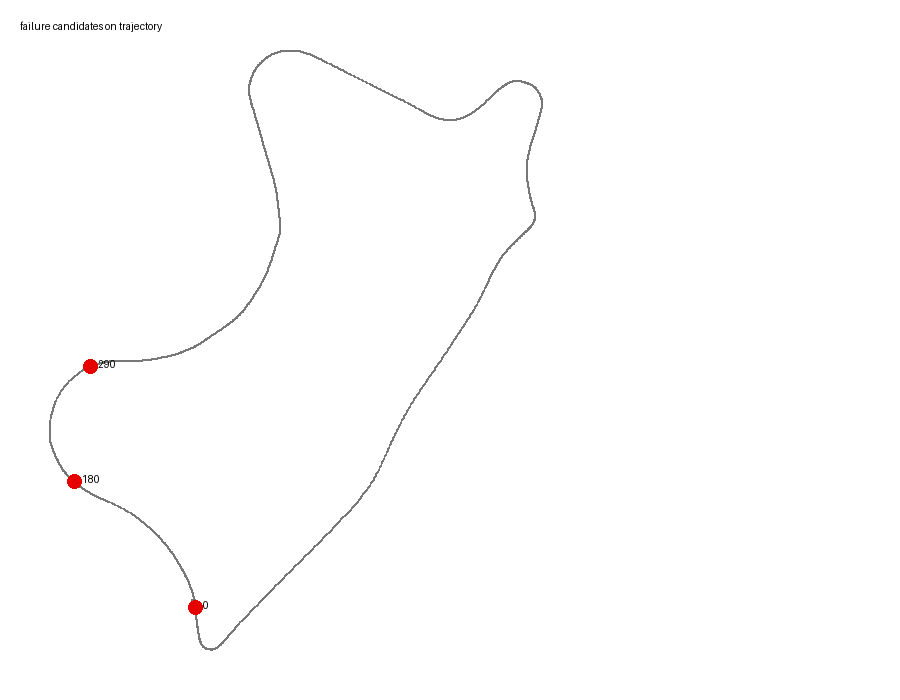
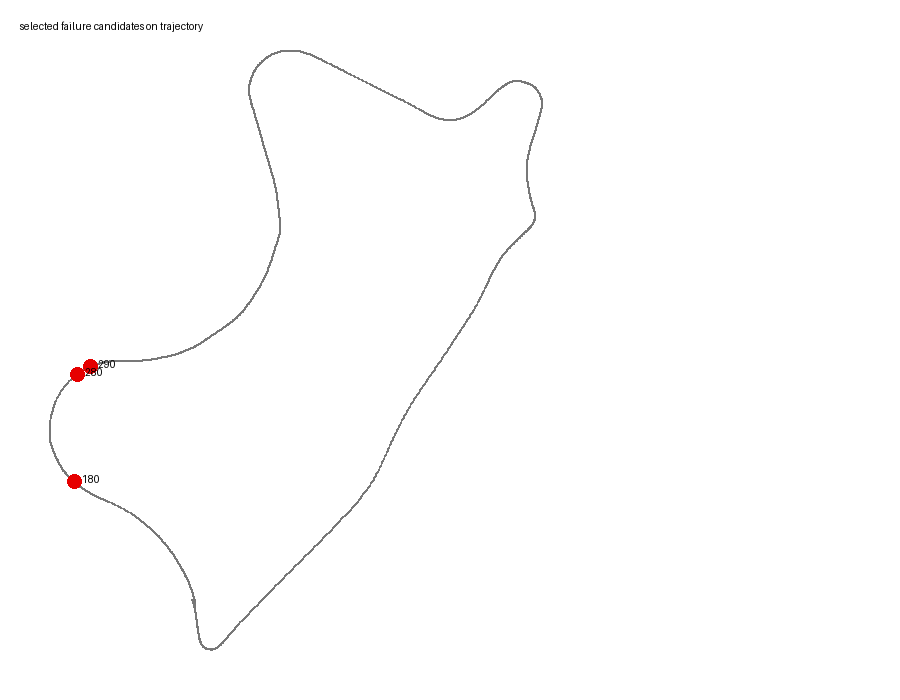
The notebook cell's code change between the first figure and the second:
--- before
+++ after
@@ -43,8 +43,7 @@
 
 df_fail = failure_scores(frames, poses if len(poses) else None)
-print(df_fail.head(10).to_string(index=False))
+selected_fail_frames = np.array([290, 180, 280])
 
 if len(poses) > 0 and not df_fail.empty:
-    chosen = df_fail.head(3)["frame"].to_numpy()
     positions = poses[:, :, 3]
     xz = positions[:, [0, 2]]
@@ -53,9 +52,31 @@
     pix = [to_px(p) for p in xz]
     draw.line(pix, fill=(120, 120, 120), width=2)
-    for f in chosen:
+    for f in selected_fail_frames:
         if f < len(positions):
             px = to_px(xz[f])
             draw.ellipse((px[0] - 7, px[1] - 7, px[0] + 7, px[1] + 7), fill=(230, 0, 0))
             draw.text((px[0] + 8, px[1] - 8), str(int(f)), fill=(0, 0, 0))
-    draw.text((20, 20), "failure candidates on trajectory", fill=(0, 0, 0))
+    draw.text((20, 20), "selected failure candidates on trajectory", fill=(0, 0, 0))
     save_image(fail_img, "problem5_failure_candidates.png")
+
+# Visualize selected failure frames with original, Bayesian mask, and overlay.
+failure_results = bayesian_masks(frames, max_frames=300)
+result_by_frame = {int(item["path"].stem): item for item in failure_results}
+thumb_w, thumb_h = W // 3, H // 3
+montage = Image.new("RGB", (thumb_w * 3, thumb_h * len(selected_fail_frames)), "white")
+for row, frame_id in enumerate(selected_fail_frames):
+    item = result_by_frame[int(frame_id)]
+    original = Image.fromarray(item["img"]).convert("RGB")
+    mask_img = Image.fromarray((item["mask"].astype(np.uint8) * 255)).convert("RGB")
+    overlay = np.stack([item["img"], item["img"], item["img"]], axis=-1)
+    overlay[item["mask"], 0] = 220
+    overlay[item["mask"], 1:] = (overlay[item["mask"], 1:] * 0.45).astype(np.uint8)
+    overlay_img = Image.fromarray(overlay)
+    for col, img in enumerate([original, mask_img, overlay_img]):
+        resized = img.resize((thumb_w, thumb_h))
+        montage.paste(resized, (col * thumb_w, row * thumb_h))
+    label = ImageDraw.Draw(montage)
+    label.text((5, row * thumb_h + 5), f"frame {int(frame_id)}", fill=(255, 0, 0))
+save_image(montage, "problem5_failure_frame_examples.png")
+
+df_fail.head(10)

Commit: Add supporting visual analysis